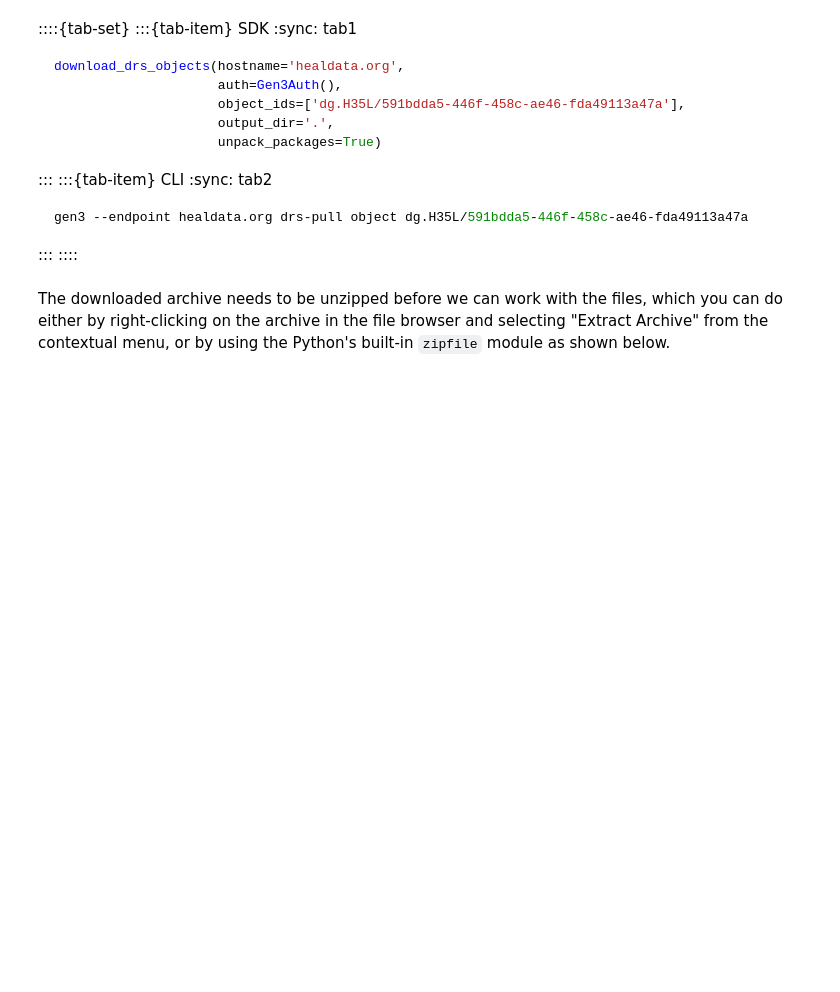
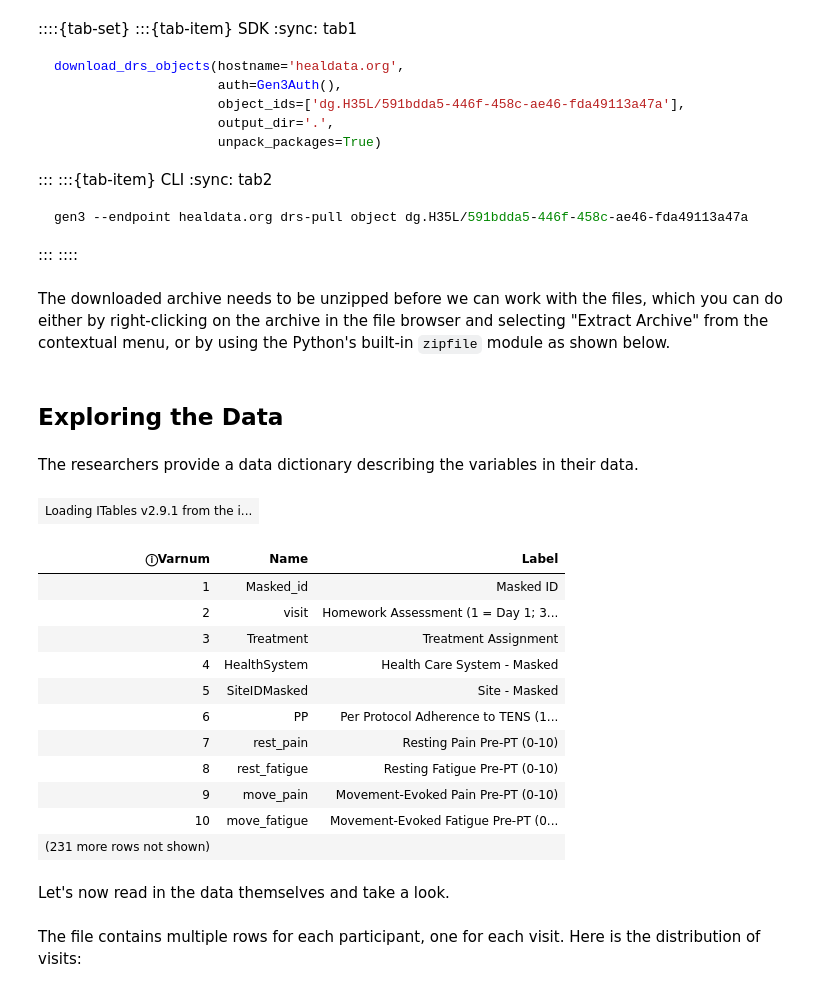
Before and after one commit to uc-cdis/heal-notebooks, a Jupyter notebook: notebooks/HDP01498/HDP01498.ipynb, the cells around one changed output. Drawn from its saved outputs; the diff is of its cells as text; code cells hidden in the pictures; blank space fills up the shorter version.

Commit message:
Add section on exploring the data

```diff
--- a/notebooks/HDP01498/HDP01498.ipynb
+++ b/notebooks/HDP01498/HDP01498.ipynb
@@ -142,3 +145,26 @@ The downloaded archive needs to be unzipped before we can work with the files, w
 # %%
 with ZipFile('ICPSR 248700/248700.zip', 'r') as archive:
     archive.extractall()
+# %% [markdown]
+## Exploring the Data
+# %% [markdown]
+The researchers provide a data dictionary describing the variables in their data.
+# %%
+dictionary = pd.read_excel('ICPSR_248700-V1.1/FMTIPS-Data-Sharing.xlsx', sheet_name='Dictionary', engine='openpyxl')
+show(dictionary, columnDefs=[{'className': 'dt-left', 'targets': '_all'}])
+# %% [output]
+| Loading ITables v2.9.1 from the i... |
+| ⓘVarnum | Name | Label |
+| 1 | Masked_id | Masked ID |
+| 2 | visit | Homework Assessment (1 = Day 1; 3... |
+| 3 | Treatment | Treatment Assignment |
+| 4 | HealthSystem | Health Care System - Masked |
+| 5 | SiteIDMasked | Site - Masked |
+| 6 | PP | Per Protocol Adherence to TENS (1... |
+| 7 | rest_pain | Resting Pain Pre-PT (0-10) |
+| 8 | rest_fatigue | Resting Fatigue Pre-PT (0-10) |
+| 9 | move_pain | Movement-Evoked Pain Pre-PT (0-10) |
+| 10 | move_fatigue | Movement-Evoked Fatigue Pre-PT (0... |
+| (231 more rows not shown) |  |  |
+# %% [markdown]
+Let's now read in the data themselves and take a look.
@@ -144,0 +175,2 @@ with ZipFile('ICPSR 248700/248700.zip', 'r') as archive:
+# %% [markdown]
+The file contains multiple rows for each participant, one for each visit. Here is the distribution of visits:
```
Also changed, not shown: parts of 6 cells of this notebook.
